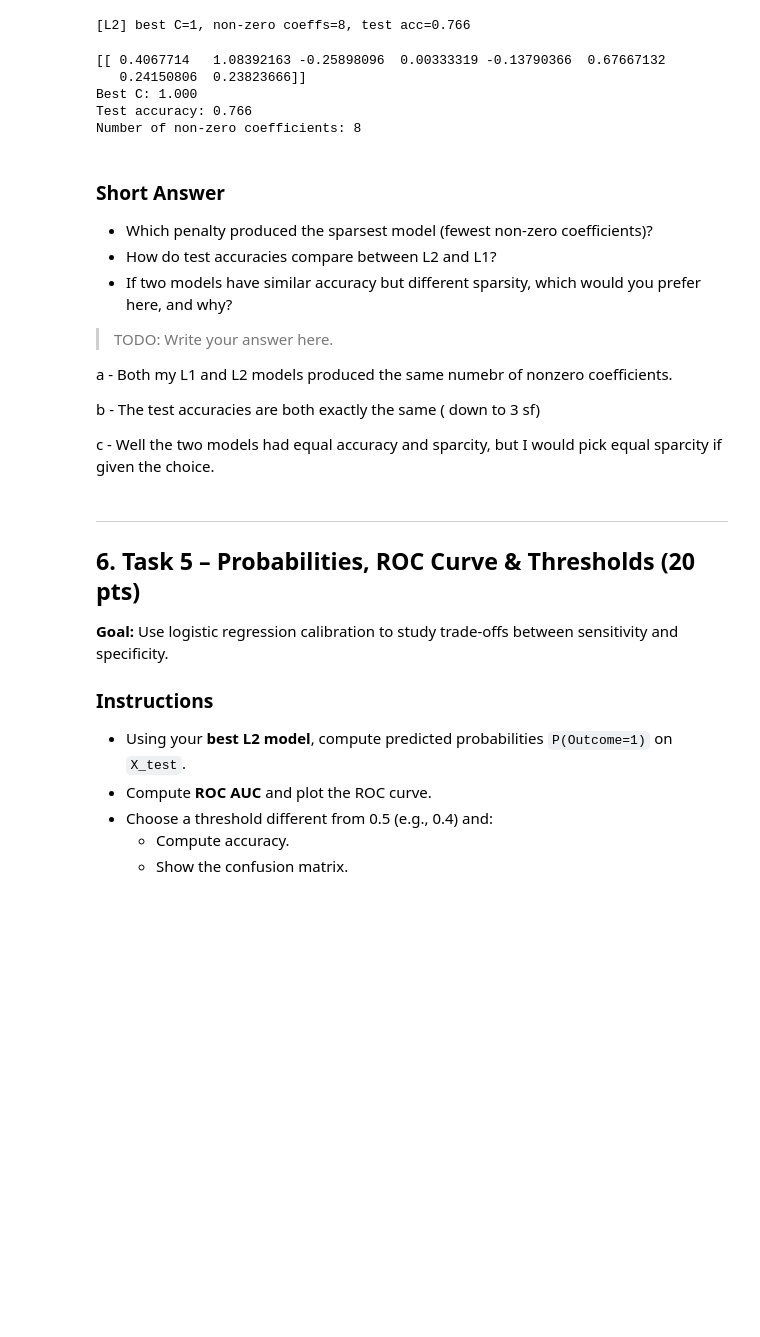
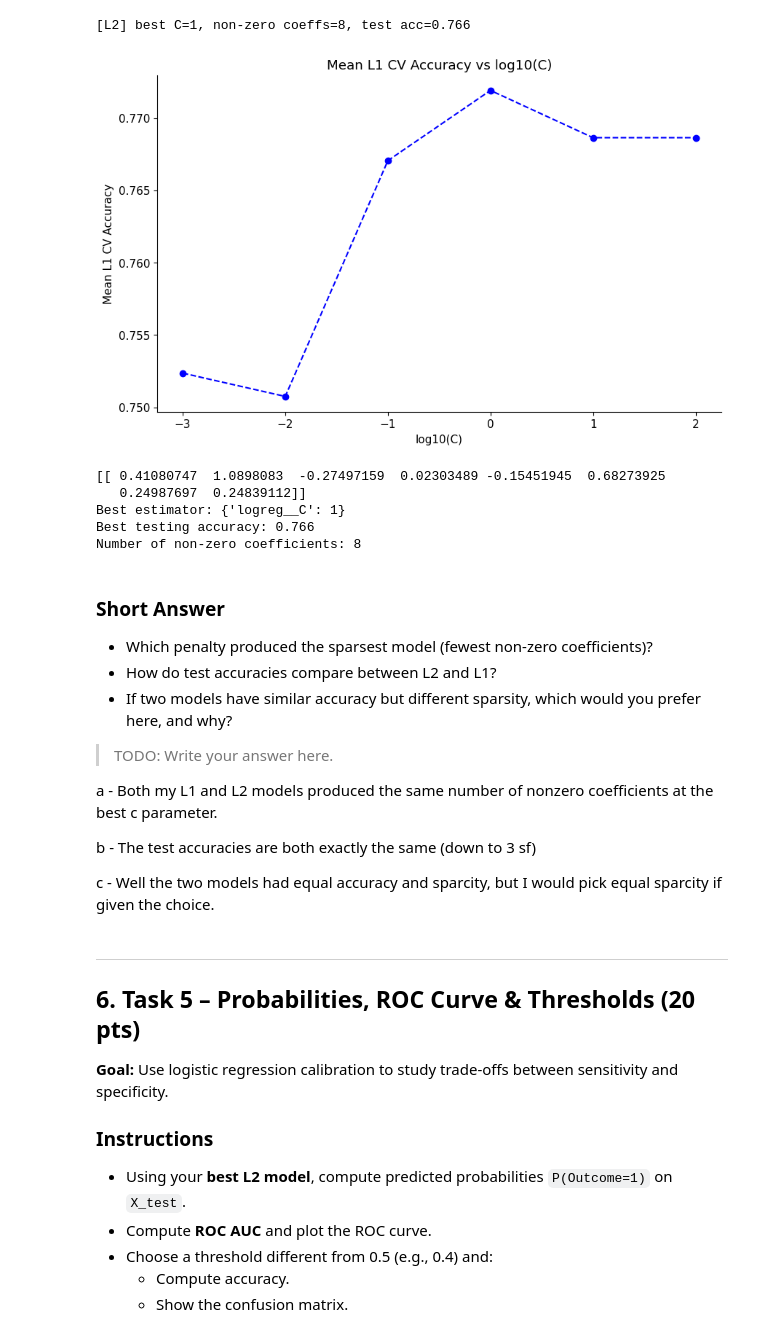
Before and after one commit to richard-nasser/Special-topics-ML, a Jupyter notebook: homework/hw2_pima_logreg_student_structured.ipynb, the cells around one changed output. Saved outputs shown, nothing was run; the diff lists cells and outputs as text; code cells hidden in the pictures; blank space fills up the shorter version.

```diff
--- a/homework/hw2_pima_logreg_student_structured.ipynb
+++ b/homework/hw2_pima_logreg_student_structured.ipynb
@@ -281,15 +281,44 @@ print(f'[L2] best C={best_model.named_steps["logreg"].C}, '
 # %%
 # TODO:  redefine grid of C values
 c_grid = [1e-3, 1e-2, 1e-1, 1, 10, 100]  #md says same c grid
 # TODO: Create pipeline for L1-penalized logistic regression
-L1_pipeline = Pipeline([]
+l1_pipeline = Pipeline([('scaler', StandardScaler()), ('logreg', LogisticRegression(penalty='l2', solver='liblinear', max_iter=1000, random_state=9400))])
+l1_grid_search = GridSearchCV(l1_pipeline, param_grid={'logreg__C': c_grid}, cv=StratifiedKFold(n_splits=5, shuffle=True, random_state=9400), scoring='accuracy')
+l1_grid_search.fit(xtrain, ytrain)
+l1_cv_results = l1_grid_search.cv_results_
+
+mean_l1_cv_accuracy = l1_cv_results['mean_test_score']
+log10_c = np.log10(c_grid)
+
+plt.figure(figsize=(10, 6))
+plt.plot(log10_c, mean_l1_cv_accuracy, marker='o', linestyle='--', color='b')
+plt.xlabel('log10(C)')
+plt.ylabel('Mean L1 CV Accuracy')
+plt.title('Mean L1 CV Accuracy vs log10(C)')
+plt.show()
 
 # TODO: fit pipeline and find best C value, measure test accuracy and number of non-zero coefficients
+
+
+## TODO: Refit best model on full training set & evaluate on test set
+#find the index of the best mean cv accuracy
+# best_index = np.argmax(mean_cv_accuracy)
+# best_c = c_grid[best_index]
+
+l1_best_model = l1_grid_search.best_estimator_
+l1_best_model.fit(xtrain, ytrain)
+l1_best_y_pred = l1_best_model.predict(xtest)
+l1_best_testing_acc = accuracy_score(ytest, l1_best_y_pred)
+print(l1_best_model.named_steps['logreg'].coef_)
+print(f"Best estimator: {l1_grid_search.best_params_}")
+print(f"Best testing accuracy: {l1_best_testing_acc:.3f}")
+print(f"Number of non-zero coefficients: {count_nonzero_coefs(l1_best_model)}")
 # %% [output]
+[figure, added]
-[[ 0.4067714   1.08392163 -0.25898096  0.00333319 -0.13790366  0.67667132
-   0.24150806  0.23823666]]
-Best C: 1.000
-Test accuracy: 0.766
+[[ 0.41080747  1.0898083  -0.27497159  0.02303489 -0.15451945  0.68273925
+   0.24987697  0.24839112]]
+Best estimator: {'logreg__C': 1}
+Best testing accuracy: 0.766
 Number of non-zero coefficients: 8
 # %% [markdown]
 ### Short Answer
@@ -301,9 +330,9 @@ Number of non-zero coefficients: 8
 > TODO: Write your answer here.
 
 
-a - Both my L1 and L2 models produced the same numebr of nonzero coefficients.
+a - Both my L1 and L2 models produced the same number of nonzero coefficients at the best c parameter.
 
-b - The test accuracies are both exactly the same ( down to 3 sf)
+b - The test accuracies are both exactly the same (down to 3 sf)
 
 c - Well the two models had equal accuracy and sparcity, but I would pick equal sparcity if given the choice.
 # %% [markdown]
```
Also changed, not shown: parts of 5 cells of this notebook, 5 other files.
